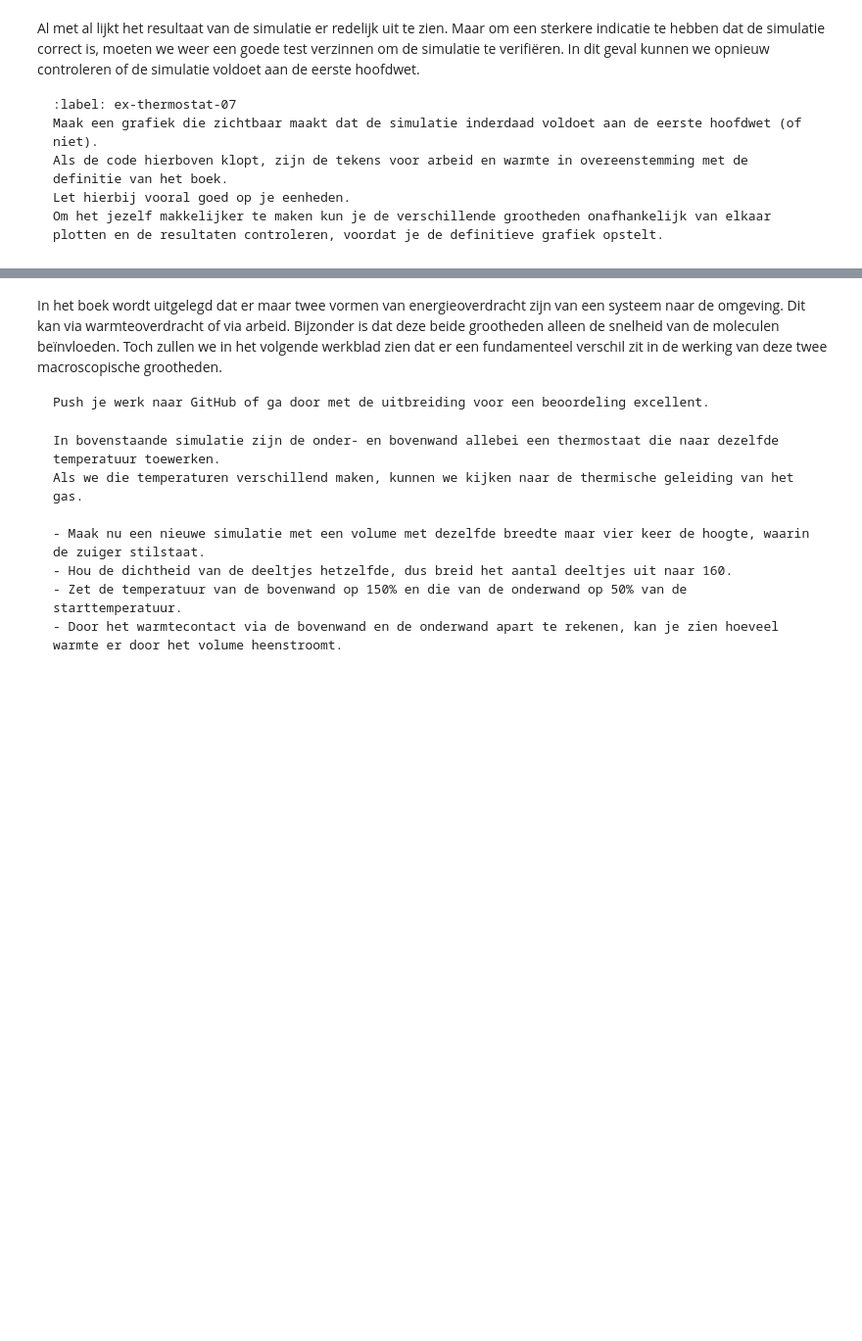
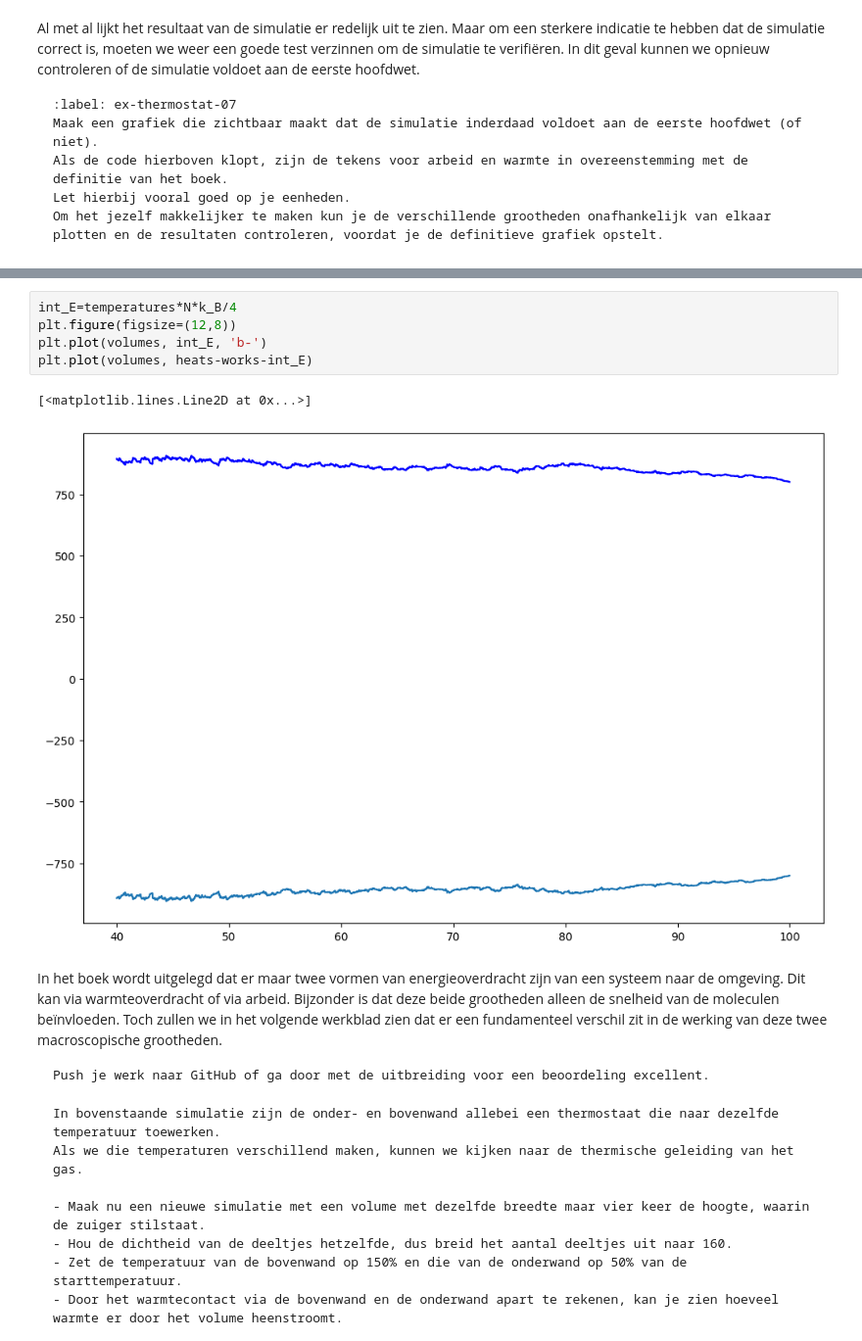
Before and after one commit to BobVill/32, a Jupyter notebook: Content/PySim/8_thermostaat.ipynb, the cells around one changed output, grey strips where cells are left out. Shown at 98% size. Saved outputs shown, nothing was run; the diff lists cells and outputs as text; blank space fills up the shorter version.

```diff
--- a/Content/PySim/8_thermostaat.ipynb
+++ b/Content/PySim/8_thermostaat.ipynb
@@ -502,3 +549,11 @@ plt.show()
+# %%
+int_E=temperatures*N*k_B/4
+plt.figure(figsize=(12,8))
+plt.plot(volumes, int_E, 'b-')
+plt.plot(volumes, heats-works-int_E)
+# %% [output]
+[<matplotlib.lines.Line2D at 0x...>]
+[figure, added]
 # %% [markdown]
 In het boek wordt uitgelegd dat er maar twee vormen van energieoverdracht zijn van een systeem naar de omgeving. Dit kan via warmteoverdracht of via arbeid.
 Bijzonder is dat deze beide grootheden alleen de snelheid van de moleculen beïnvloeden.
```
Also changed, not shown: parts of 7 cells of this notebook.
